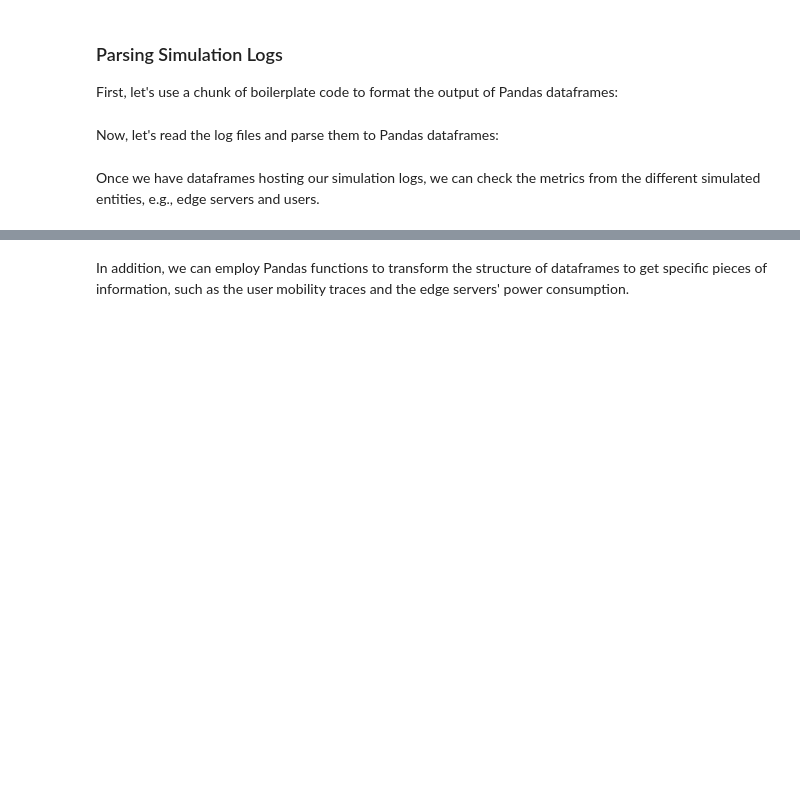
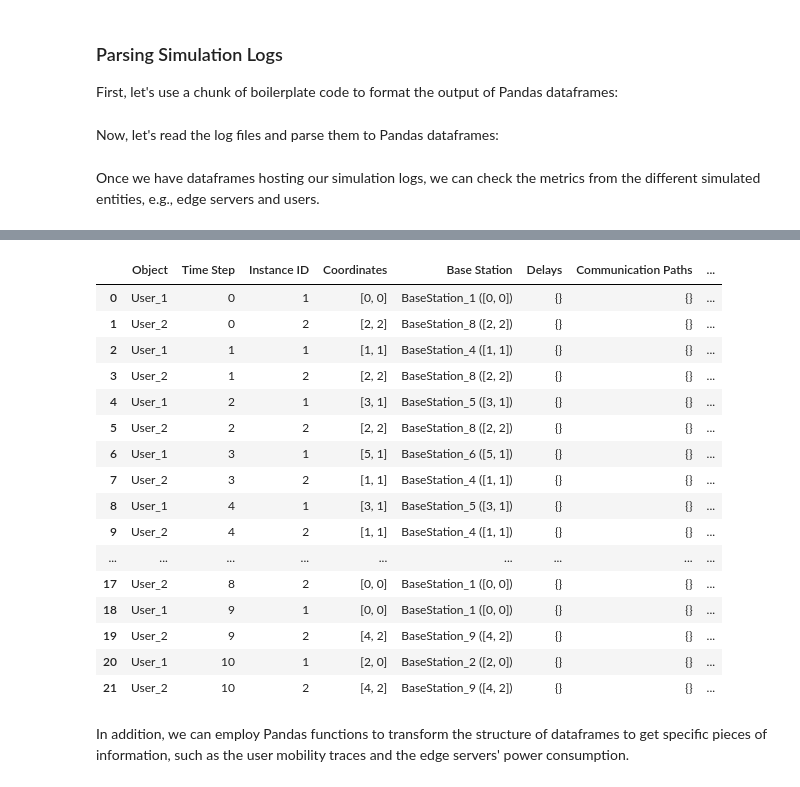
Before and after one commit to EdgeSimPy/edgesimpy-tutorials, a Jupyter notebook: notebooks/including-custom-system-models.ipynb, the cells around one changed output, grey strips where cells are left out. Drawn from its saved outputs; the diff is of its cells as text; code cells hidden in the pictures; blank space fills up the shorter version.

```diff
--- a/notebooks/including-custom-system-models.ipynb
+++ b/notebooks/including-custom-system-models.ipynb
@@ -403,5 +425,23 @@ datasets["EdgeServer"].style.apply(highlight_rows, axis=None)
 # %%
-datasets["User"].style.apply(highlight_rows, axis=None)
+datasets["User"].copy().style.apply(highlight_rows, axis=1)
+# %% [output]
+|  | Object | Time Step | Instance ID | Coordinates | Base Station | Delays | Communication Paths | ... |
+| 0 | User_1 | 0 | 1 | [0, 0] | BaseStation_1 ([0, 0]) | {} | {} | ... |
+| 1 | User_2 | 0 | 2 | [2, 2] | BaseStation_8 ([2, 2]) | {} | {} | ... |
+| 2 | User_1 | 1 | 1 | [1, 1] | BaseStation_4 ([1, 1]) | {} | {} | ... |
+| 3 | User_2 | 1 | 2 | [2, 2] | BaseStation_8 ([2, 2]) | {} | {} | ... |
+| 4 | User_1 | 2 | 1 | [3, 1] | BaseStation_5 ([3, 1]) | {} | {} | ... |
+| 5 | User_2 | 2 | 2 | [2, 2] | BaseStation_8 ([2, 2]) | {} | {} | ... |
+| 6 | User_1 | 3 | 1 | [5, 1] | BaseStation_6 ([5, 1]) | {} | {} | ... |
+| 7 | User_2 | 3 | 2 | [1, 1] | BaseStation_4 ([1, 1]) | {} | {} | ... |
+| 8 | User_1 | 4 | 1 | [3, 1] | BaseStation_5 ([3, 1]) | {} | {} | ... |
+| 9 | User_2 | 4 | 2 | [1, 1] | BaseStation_4 ([1, 1]) | {} | {} | ... |
+| ... | ... | ... | ... | ... | ... | ... | ... | ... |
+| 17 | User_2 | 8 | 2 | [0, 0] | BaseStation_1 ([0, 0]) | {} | {} | ... |
+| 18 | User_1 | 9 | 1 | [0, 0] | BaseStation_1 ([0, 0]) | {} | {} | ... |
+| 19 | User_2 | 9 | 2 | [4, 2] | BaseStation_9 ([4, 2]) | {} | {} | ... |
+| 20 | User_1 | 10 | 1 | [2, 0] | BaseStation_2 ([2, 0]) | {} | {} | ... |
+| 21 | User_2 | 10 | 2 | [4, 2] | BaseStation_9 ([4, 2]) | {} | {} | ... |
 # %% [markdown]
 In addition, we can employ Pandas functions to transform the structure of dataframes to get specific pieces of information, such as the user mobility traces and the edge servers' power consumption.
 # %%
```
Also changed, not shown: parts of 9 cells of this notebook, 6 other files.
